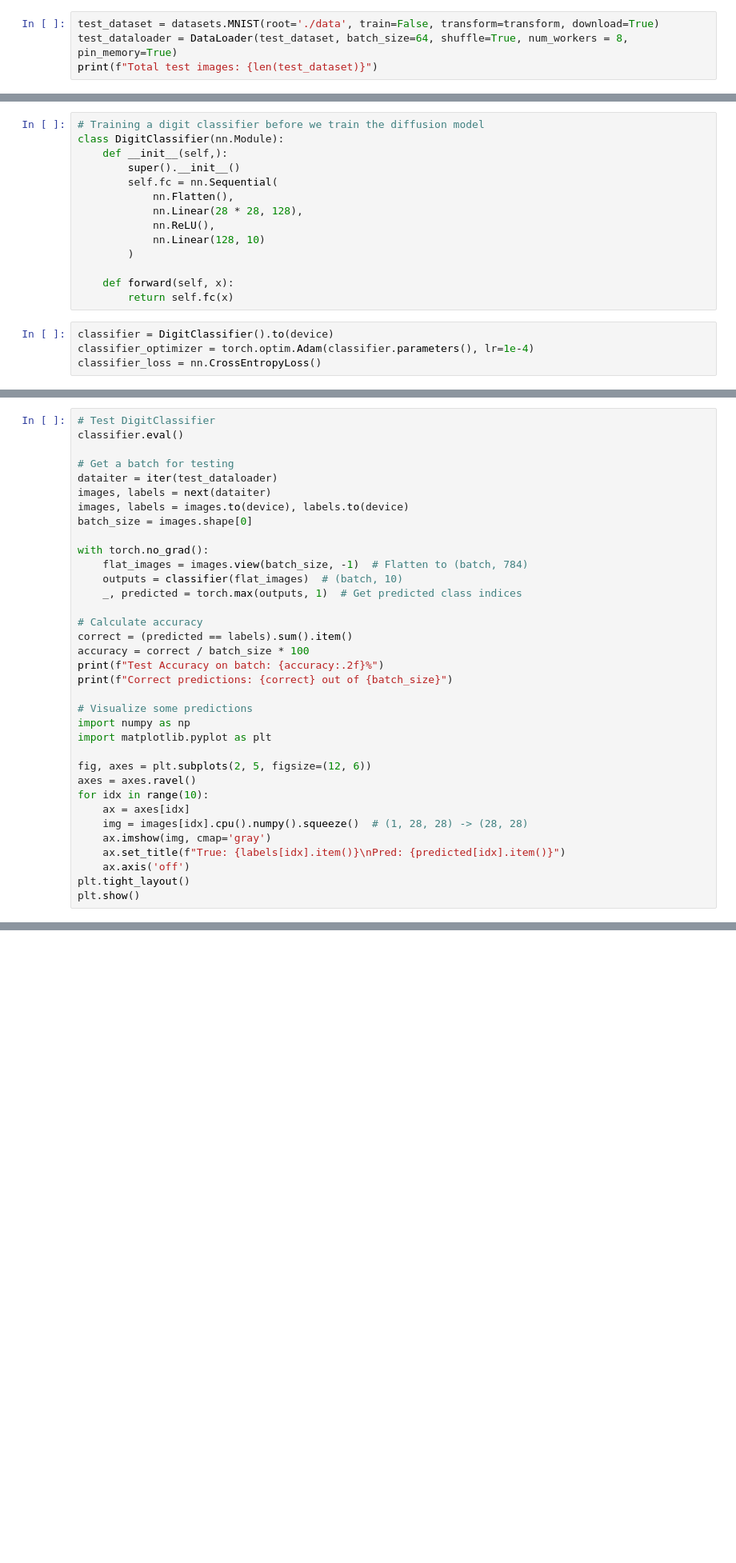
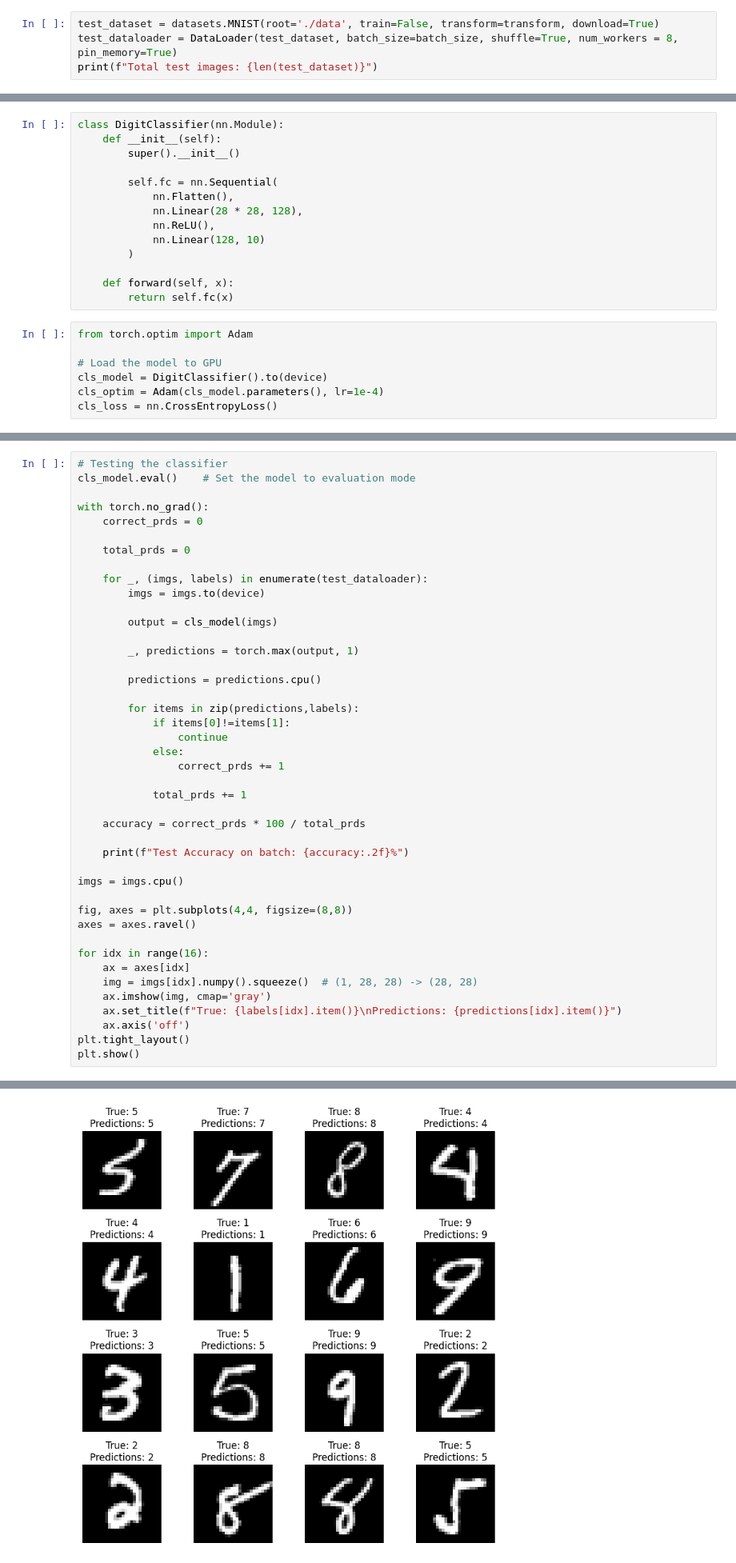
Before and after one commit to HarshitP147/mnist-image-gen, a Jupyter notebook: train.ipynb, the cells around one changed output, grey strips where cells are left out. Shown at 80% size. Drawn from its saved outputs; the diff is of its cells as text; blank space fills up the shorter version.

```diff
--- a/train.ipynb
+++ b/train.ipynb
@@ -26,4 +33,4 @@ print(f"Total training images: {len(train_dataset)}")
 # %%
 test_dataset = datasets.MNIST(root='./data', train=False, transform=transform, download=True)
-test_dataloader = DataLoader(test_dataset, batch_size=64, shuffle=True, num_workers = 8, pin_memory=True)
+test_dataloader = DataLoader(test_dataset, batch_size=batch_size, shuffle=True, num_workers = 8, pin_memory=True)
 print(f"Total test images: {len(test_dataset)}")
@@ -30,8 +63,8 @@ print(f"Total test images: {len(test_dataset)}")
 # %%
-# Training a digit classifier before we train the diffusion model
 class DigitClassifier(nn.Module):
-    def __init__(self,):
+    def __init__(self):
         super().__init__()
+
         self.fc = nn.Sequential(
             nn.Flatten(),
             nn.Linear(28 * 28, 128),
@@ -42,6 +75,9 @@ class DigitClassifier(nn.Module):
     def forward(self, x):
         return self.fc(x)
 # %%
-classifier = DigitClassifier().to(device)
-classifier_optimizer = torch.optim.Adam(classifier.parameters(), lr=1e-4)
-classifier_loss = nn.CrossEntropyLoss()
+from torch.optim import Adam
+
+# Load the model to GPU
+cls_model = DigitClassifier().to(device)
+cls_optim = Adam(cls_model.parameters(), lr=1e-4)
+cls_loss = nn.CrossEntropyLoss()
@@ -144,35 +155,44 @@ for epoch in range(start_epoch, epochs):
 # %%
-# Test DigitClassifier
-classifier.eval()
-
-# Get a batch for testing
-dataiter = iter(test_dataloader)
-images, labels = next(dataiter)
-images, labels = images.to(device), labels.to(device)
-batch_size = images.shape[0]
+# Testing the classifier
+cls_model.eval()    # Set the model to evaluation mode
 
 with torch.no_grad():
-    flat_images = images.view(batch_size, -1)  # Flatten to (batch, 784)
-    outputs = classifier(flat_images)  # (batch, 10)
-    _, predicted = torch.max(outputs, 1)  # Get predicted class indices
+    correct_prds = 0
 
-# Calculate accuracy
-correct = (predicted == labels).sum().item()
-accuracy = correct / batch_size * 100
-print(f"Test Accuracy on batch: {accuracy:.2f}%")
-print(f"Correct predictions: {correct} out of {batch_size}")
+    total_prds = 0
 
-# Visualize some predictions
-import numpy as np
-import matplotlib.pyplot as plt
+    for _, (imgs, labels) in enumerate(test_dataloader):
+        imgs = imgs.to(device)
 
-fig, axes = plt.subplots(2, 5, figsize=(12, 6))
+        output = cls_model(imgs)
+
+        _, predictions = torch.max(output, 1)
+
+        predictions = predictions.cpu()
+
+        for items in zip(predictions,labels):
+            if items[0]!=items[1]:
+                continue
+            else:
+                correct_prds += 1
+
+            total_prds += 1
+
+    accuracy = correct_prds * 100 / total_prds
+
+    print(f"Test Accuracy on batch: {accuracy:.2f}%")
+
+imgs = imgs.cpu()
+
+fig, axes = plt.subplots(4,4, figsize=(8,8))
 axes = axes.ravel()
-for idx in range(10):
+
+for idx in range(16):
     ax = axes[idx]
-    img = images[idx].cpu().numpy().squeeze()  # (1, 28, 28) -> (28, 28)
+    img = imgs[idx].numpy().squeeze()  # (1, 28, 28) -> (28, 28)
     ax.imshow(img, cmap='gray')
-    ax.set_title(f"True: {labels[idx].item()}\nPred: {predicted[idx].item()}")
+    ax.set_title(f"True: {labels[idx].item()}\nPredictions: {predictions[idx].item()}")
     ax.axis('off')
 plt.tight_layout()
 plt.show()
+# %% [output]
@@ -179,3 +200,4 @@ plt.show()
+[figure, added]
 # %%
 # Diffusion schedules
 T = 1000
```
Also changed, not shown: parts of 21 cells of this notebook.
